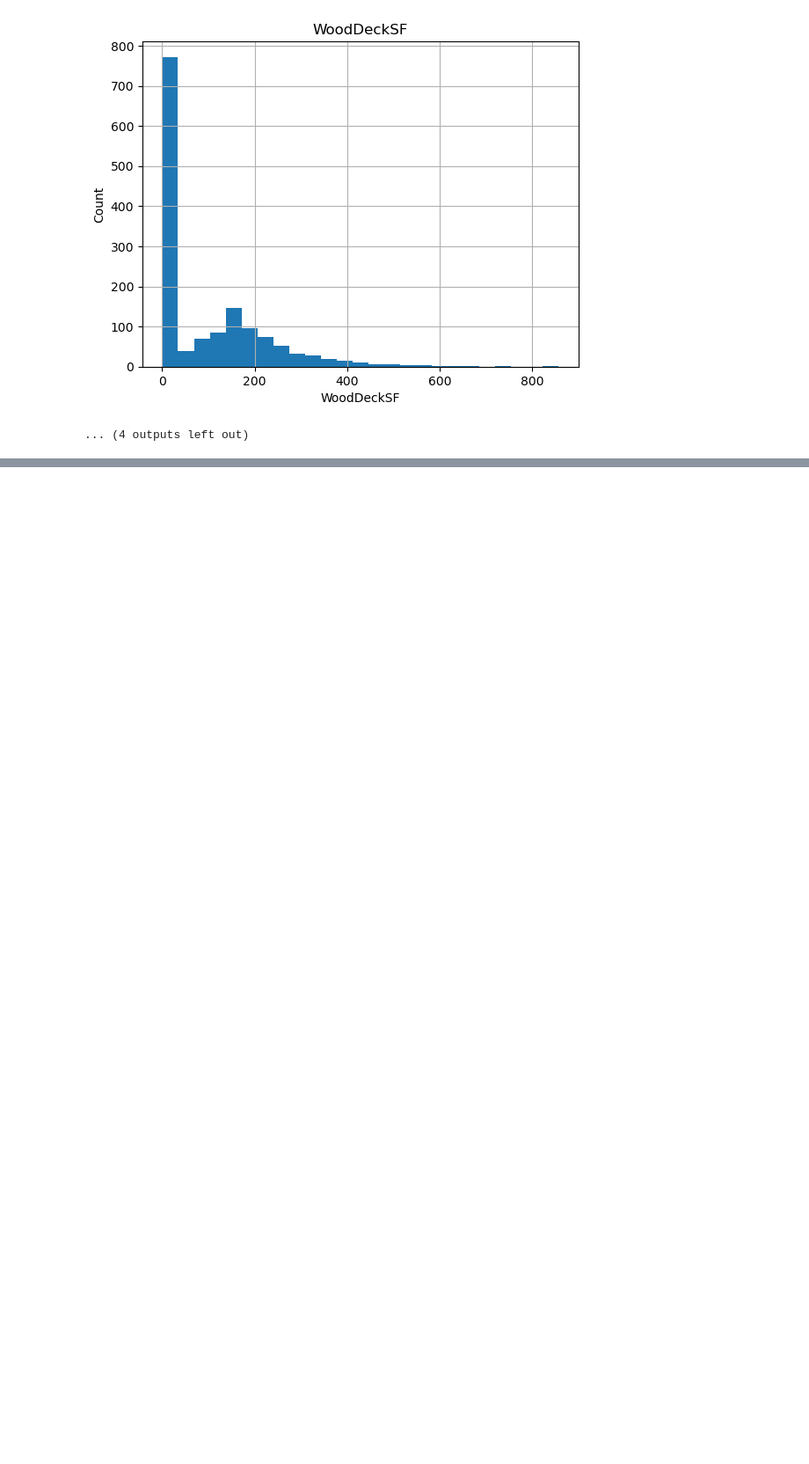
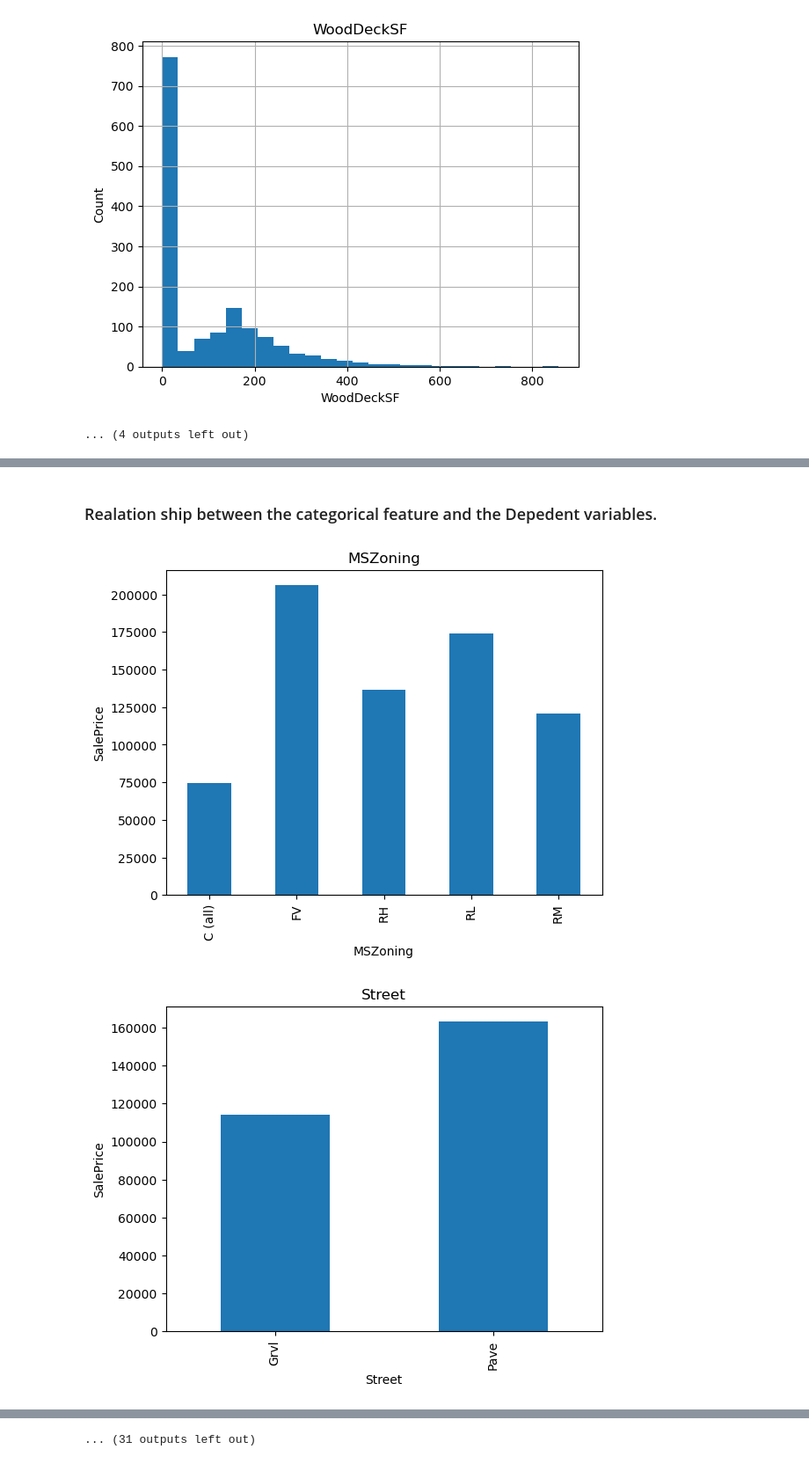
Before and after one commit to Abhinand-NTK/House_Prediction_model, a Jupyter notebook: House_Prediction_model.ipynb, the cells around one changed output, grey strips where cells are left out. Shown at 88% size. Saved outputs shown, nothing was run; the diff lists cells and outputs as text; code cells hidden in the pictures; blank space fills up the shorter version.

```diff
--- a/House_Prediction_model.ipynb
+++ b/House_Prediction_model.ipynb
@@ -320,0 +363,2 @@ for feature in continuous_feature:
+# %%
+categorical_feature = [feature for feature in Data.columns if Data[feature].dtype == 'O']
@@ -320,0 +394,3 @@ for feature in continuous_feature:
+# %%
+for feature in categorical_feature:
+    print('The feaures is {} and number of categories are {}'.format(feature,len(Data[feature].unique())))
@@ -320,0 +415,13 @@ for feature in continuous_feature:
+# %% [markdown]
+### Realation ship between the categorical feature and the Depedent variables.
+# %%
+for feature in categorical_feature:
+    Data = df.copy()
+    Data.groupby(feature)['SalePrice'].median().plot.bar()
+    plt.xlabel(feature)
+    plt.ylabel('SalePrice')
+    plt.title(feature)
+    plt.show()
+# %% [output]
+[figure, added]
+[figure, added]
@@ -320,0 +438 @@ for feature in continuous_feature:
+... (31 outputs left out)
```
Also changed, not shown: parts of 9 cells of this notebook.
